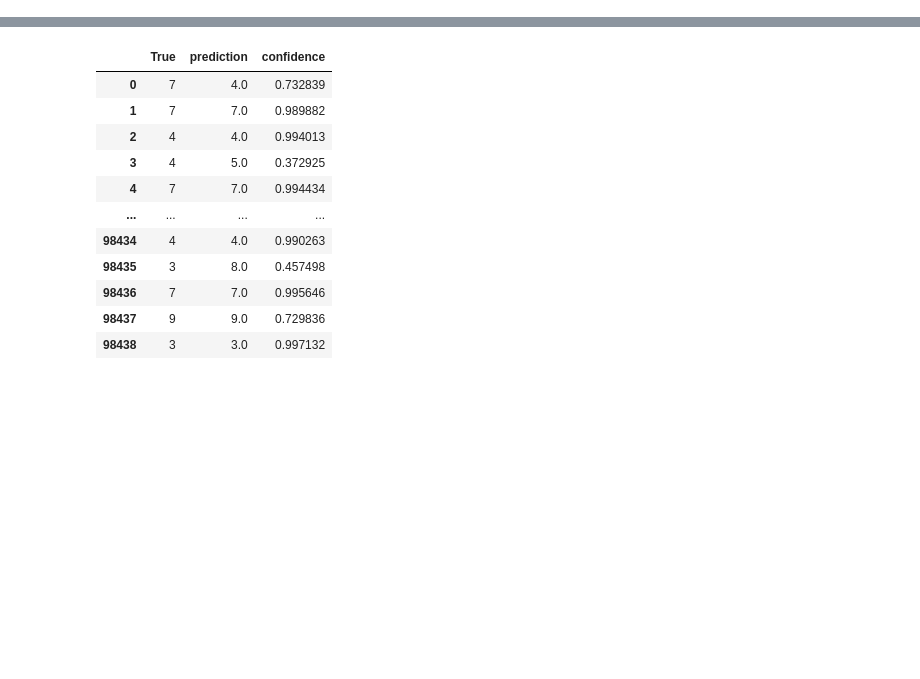
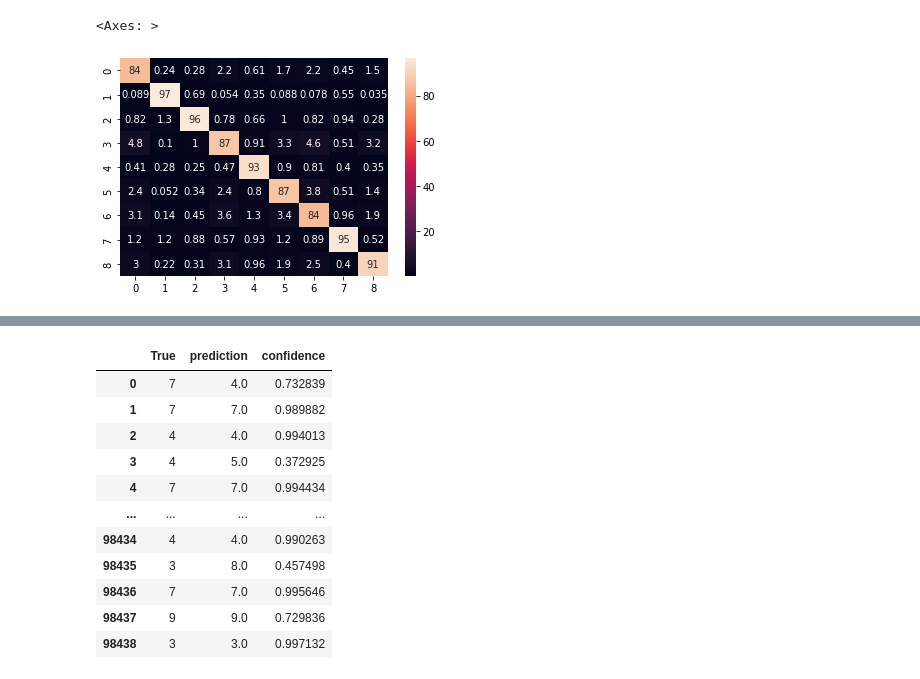
Before and after one commit to susiegriggo/Phynteny, a Jupyter notebook: scripts/kernel_threshold.ipynb, the cells around one changed output, grey strips where cells are left out. Cells and saved outputs as stored; diff of their text form; code cells hidden in the pictures; blank space fills up the shorter version.

```diff
--- a/scripts/kernel_threshold.ipynb
+++ b/scripts/kernel_threshold.ipynb
@@ -22,3 +38,10 @@ prediction = np.array([np.argmax(score) for idx, score in enumerate(scores)])
+# %%
+#rows sum to one in conf_mat
+rev_conf_mat = arr*100/arr.sum(axis=0)
+sns.heatmap(rev_conf_mat, annot=True)
+# %% [output]
+<Axes: >
+[figure, added]
 # %%
 def count_critical_points(arr):
     return np.sum(np.diff(np.sign(np.diff(arr))) != 0)
```
Also changed, not shown: parts of 21 cells of this notebook, 3 other files.
